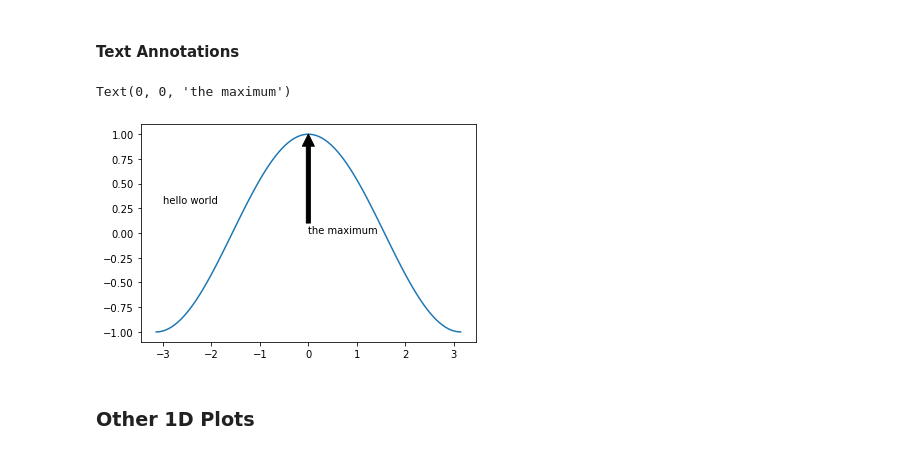
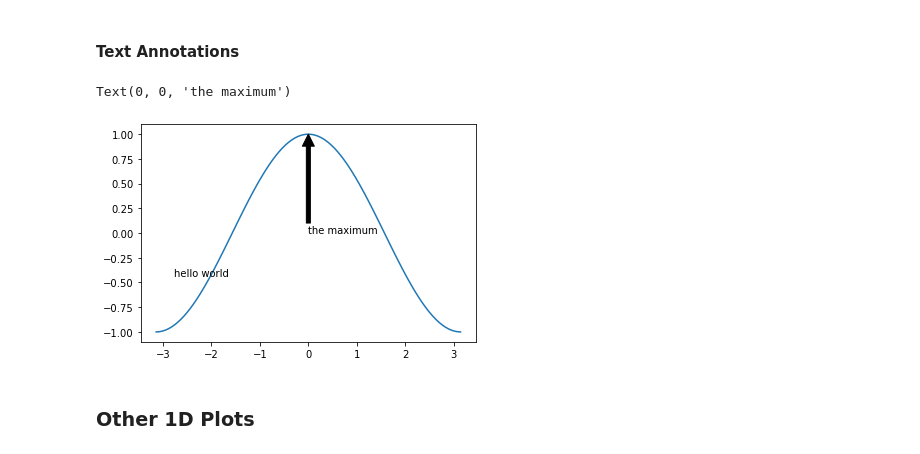
Before and after one commit to isgiddy/ocean-pytools, a Jupyter notebook: tutorial_matplotlib.ipynb, the cells around one changed output. Saved outputs shown, nothing was run; the diff lists cells and outputs as text; code cells hidden in the pictures.

```diff
--- a/tutorial_matplotlib.ipynb
+++ b/tutorial_matplotlib.ipynb
@@ -319,12 +347,12 @@ ax.set_ylim(-3, 3)
 # %%
 fig, ax = plt.subplots()
 ax.plot(x, y)
-ax.text(-3, 0.3, 'hello world')
+ax.text(0.1, 0.3, 'hello world',transform=ax.transAxes)   # ax.transAxes to use the axes coordinates instead of the data
 ax.annotate('the maximum', xy=(0, 1),
              xytext=(0, 0), arrowprops={'facecolor': 'k'})
 # %% [output]
 Text(0, 0, 'the maximum')
-[figure, old version]
+[figure, new version]
 # %% [markdown]
 ### Other 1D Plots
 # %% [markdown]
```
Also changed, not shown: parts of 9 cells of this notebook.
